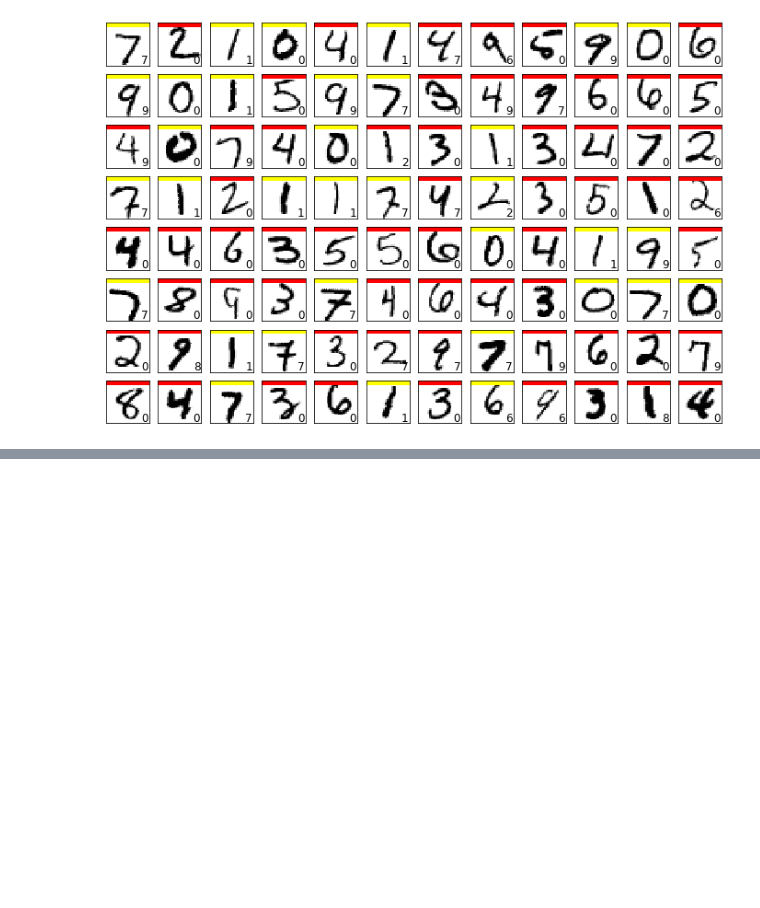
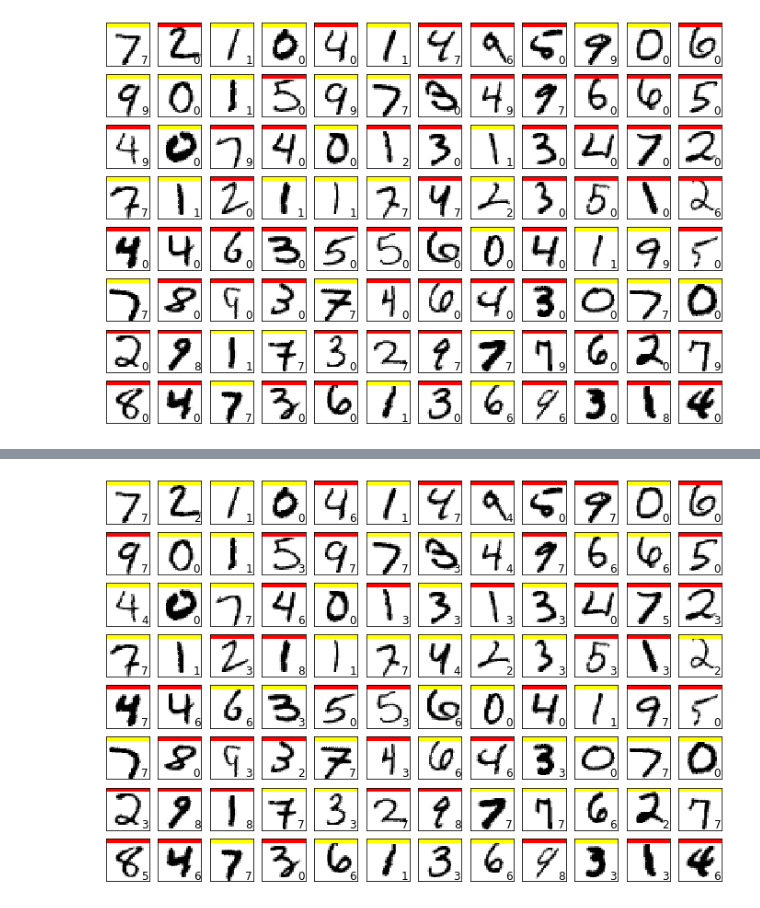
Before and after one commit to WAT36/python, a Jupyter notebook: machine_learning/deeplearning/mnist.ipynb, the cells around one changed output, grey strips where cells are left out. Cells and saved outputs as stored; diff of their text form; code cells hidden in the pictures; blank space fills up the shorter version.

```diff
--- a/machine_learning/deeplearning/mnist.ipynb
+++ b/machine_learning/deeplearning/mnist.ipynb
@@ -123,0 +129,18 @@ plt.show()
+# %%
+#モデルの定義
+model = Sequential()
+#784次元を入力とする16個の中間層を定義する。活性化関数はReLU関数
+model.add(Dense(16,input_dim=784,activation='relu'))
+#10個の出力層を定義する。活性化関数はソフトマックス関数
+model.add(Dense(10,activation='softmax'))
+#学習方法の設定。目的関数を交差エントロピー誤差、学習の評価として正答率を計算、アルゴリズムをAdamに設定
+model.compile(loss='categorical_crossentropy',optimizer=Adam(),metrics=['accuracy'])
+
+#学習を行わせる。trainは訓練データ、全データを学習に使う回数:10、validation_dataにテストデータ。(verbose=1で進行状況表示)
+history=model.fit(x_train,y_train,epochs=10,batch_size=1000,verbose=1,validation_data=(x_test,y_test))
+#学習の評価値を出力
+score=model.evaluate(x_test,y_test,verbose=0)
+
+
+print('交差エントロピー誤差:',score[0])
+print('正答率:',score[1])
@@ -123,0 +165,26 @@ plt.show()
+# %%
+#再評価
+#実際にテストデータを何個か評価してみる
+y=model.predict(x_test)
+plt.figure(2,figsize=(12,8))
+plt.gray()
+for i in range(12*8):
+    plt.subplot(8,12,i+1)
+    x=x_test[i,:]
+    x=x.reshape(28,28)
+    plt.pcolor(1-x)
+    wk=y[i,:]
+    prediction=np.argmax(wk)
+    plt.text(22,25.5,"%d" % prediction, fontsize=12)
+    if prediction != np.argmax(y_test[i,:]):
+        plt.plot([0,27],[1,1],color='red',linewidth=5)
+    else:
+        plt.plot([0,27],[1,1],color='yellow',linewidth=5)
+    plt.xlim(0,27)
+    plt.ylim(27,0)
+    plt.xticks([],"")
+    plt.yticks([],"")
+
+plt.show()
+# %% [output]
+[figure, added]
```
Also changed, not shown: parts of 2 cells of this notebook.
